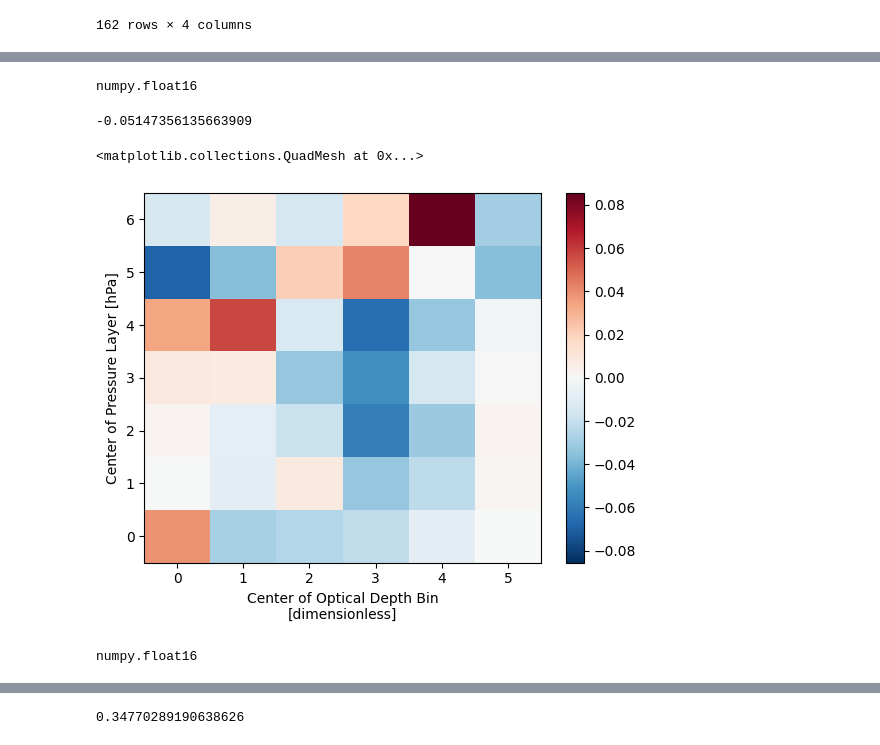
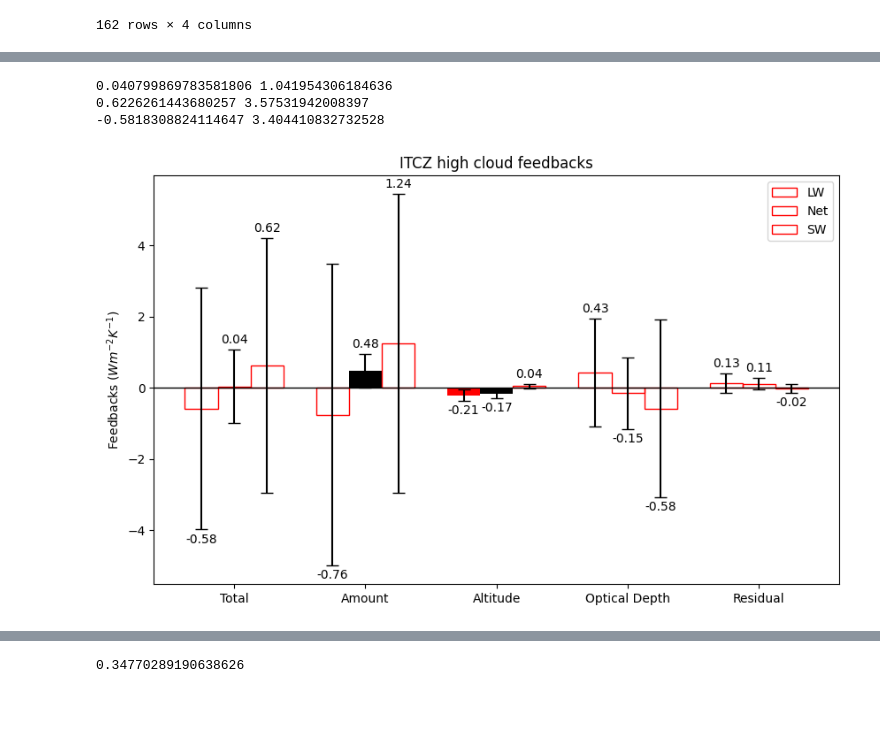
Before and after one commit to paula-rj/HighClouds, a Jupyter notebook: feedbacks.ipynb, the cells around one changed output, grey strips where cells are left out. Drawn from its saved outputs; the diff is of its cells as text; code cells hidden in the pictures; blank space fills up the shorter version.

```diff
--- a/feedbacks.ipynb
+++ b/feedbacks.ipynb
@@ -1483,24 +1513,28 @@ RovcSW_wp = allsw.sel(lat=itcz,lon=wp, time=filtered_dates).toa_sw_cldtyp_mon.me
 swK_wp = (RclrSW_wp - RovcSW_wp)/100
 
 K_wp = lwK_wp + swK_wp
-# %%
-gmst_anom_noenso = np.array(gmst_anom_noenso, dtype=np.float16)
-type(gmst_anom_noenso[0] )#K_wp
-#stats.linregress(gmst, bints)
-# %% [output]
-numpy.float16
-# %%
-feed_wp = total_feedback(area_wp, K_wp, gmst_anom_noenso)
-print(feed_wp[0].sel(press=[4,5,6]).sum(["press", "opt"]).data)
-feed_wp[0].plot()
-# %% [output]
--0.05147356135663909
-<matplotlib.collections.QuadMesh at 0x...>
-[figure, removed]
-# %%
-type(gmst_anom_raghu[0])
-# %% [output]
-numpy.float16
+# %%
+feed_wp = total_feedback(area_wp, K_wp, gmst_anom_noenso)
+print(feed_wp[0].sel(press=[4,5,6]).sum(["press", "opt"]).data, feed_wp[1].sel(press=[4,5,6]).sum(["press", "opt"]).data)
+#feed_wp[0].plot()
+
+feed_wp = total_feedback(area_wp, swK_wp, gmst_anom_noenso)
+print(feed_wp[0].sel(press=[4,5,6]).sum(["press", "opt"]).data, feed_wp[1].sel(press=[4,5,6]).sum(["press", "opt"]).data)
+
+feed_wp = total_feedback(area_wp, lwK_wp, gmst_anom_noenso)
+print(feed_wp[0].sel(press=[4,5,6]).sum(["press", "opt"]).data, feed_wp[1].sel(press=[4,5,6]).sum(["press", "opt"]).data)
+# %% [output]
+0.040799869783581806 1.041954306184636
+0.6226261443680257 3.57531942008397
+-0.5818308824114647 3.404410832732528
+# %%
+hclw_wp = methods.Feedbacks(area_wp.sel(press=[4,5,6]), lwK_wp.sel(press=[4,5,6]), gmst_anom_noenso)
+hcsw_wp = methods.Feedbacks(area_wp.sel(press=[4,5,6]), swK_wp.sel(press=[4,5,6]), gmst_anom_noenso)
+hcnet_wp = methods.Feedbacks(area_wp.sel(press=[4,5,6]), K_wp.sel(press=[4,5,6]), gmst_anom_noenso)
+# %%
+methods.plot(hclw_wp, hcsw_wp, hcnet_wp, totallw= (-0.5818308824114647, 3.404410832732528), totalsw=(0.6226261443680257, 3.57531942008397), totalnet=(0.040799869783581806, 1.041954306184636) )
+# %% [output]
+[figure, added]
 # %%
 #Net
 a_ITCZ = feedback_amount(area_wp.sel(press=[4,5,6]), K_wp.sel(press=[4,5,6]), gmst_anom_noenso)
```
Also changed, not shown: parts of 37 cells of this notebook, 1 other file.
